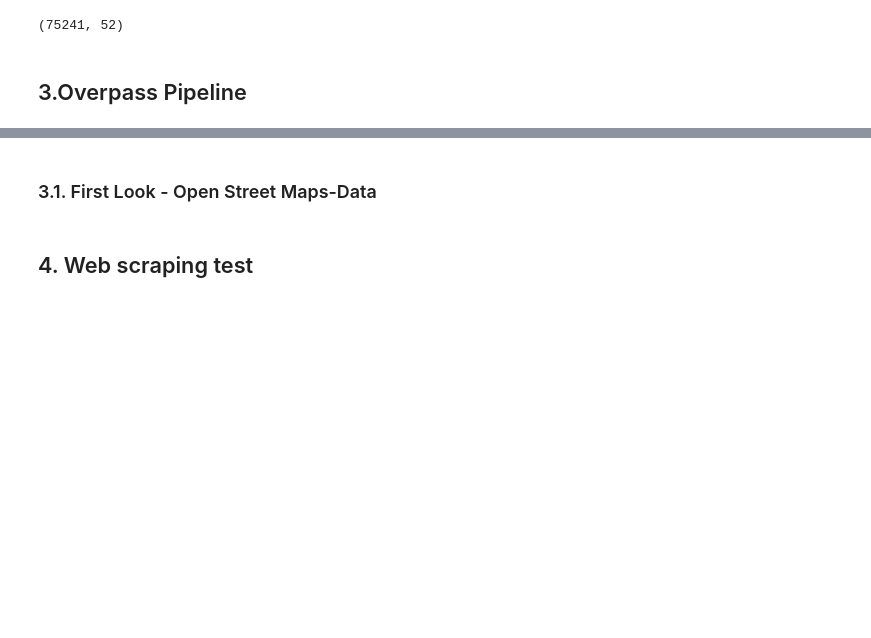
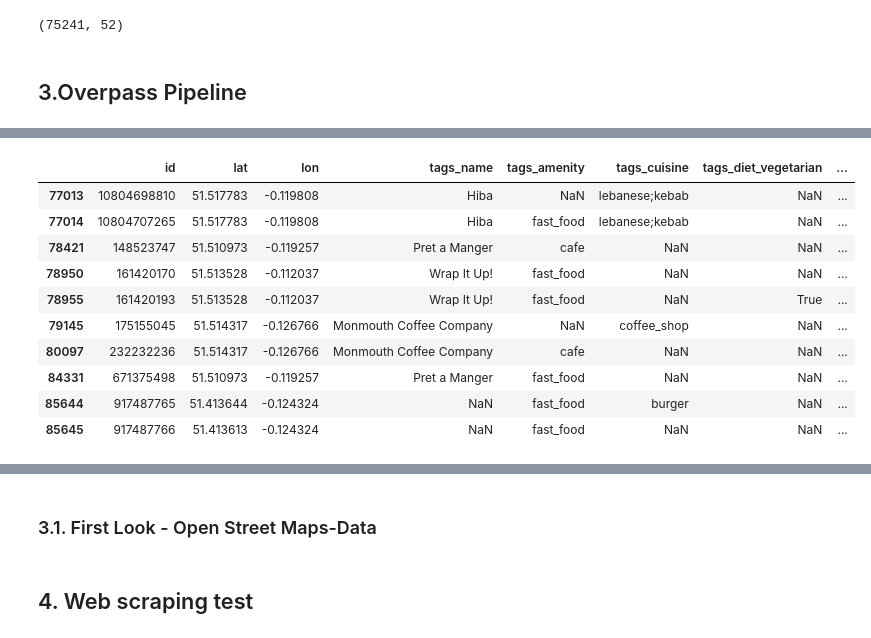
Before and after one commit to Jappler85/hh-23-1-airbnb, a Jupyter notebook: capstone_md_julian.ipynb, the cells around one changed output, grey strips where cells are left out. Cells and saved outputs as stored; diff of their text form; code cells hidden in the pictures; blank space fills up the shorter version.

```diff
--- a/capstone_md_julian.ipynb
+++ b/capstone_md_julian.ipynb
@@ -403,0 +517,14 @@ airbnb.shape
+# %%
+osm_short[(osm_short[['tags_name', 'lon']].duplicated(keep=False))]
+# %% [output]
+|  | id | lat | lon | tags_name | tags_amenity | tags_cuisine | tags_diet_vegetarian | ... |
+| 77013 | 10804698810 | 51.517783 | -0.119808 | Hiba | NaN | lebanese;kebab | NaN | ... |
+| 77014 | 10804707265 | 51.517783 | -0.119808 | Hiba | fast_food | lebanese;kebab | NaN | ... |
+| 78421 | 148523747 | 51.510973 | -0.119257 | Pret a Manger | cafe | NaN | NaN | ... |
+| 78950 | 161420170 | 51.513528 | -0.112037 | Wrap It Up! | fast_food | NaN | NaN | ... |
+| 78955 | 161420193 | 51.513528 | -0.112037 | Wrap It Up! | fast_food | NaN | True | ... |
+| 79145 | 175155045 | 51.514317 | -0.126766 | Monmouth Coffee Company | NaN | coffee_shop | NaN | ... |
+| 80097 | 232232236 | 51.514317 | -0.126766 | Monmouth Coffee Company | cafe | NaN | NaN | ... |
+| 84331 | 671375498 | 51.510973 | -0.119257 | Pret a Manger | fast_food | NaN | NaN | ... |
+| 85644 | 917487765 | 51.413644 | -0.124324 | NaN | fast_food | burger | NaN | ... |
+| 85645 | 917487766 | 51.413613 | -0.124324 | NaN | fast_food | NaN | NaN | ... |
```
Also changed, not shown: parts of 30 cells of this notebook.
